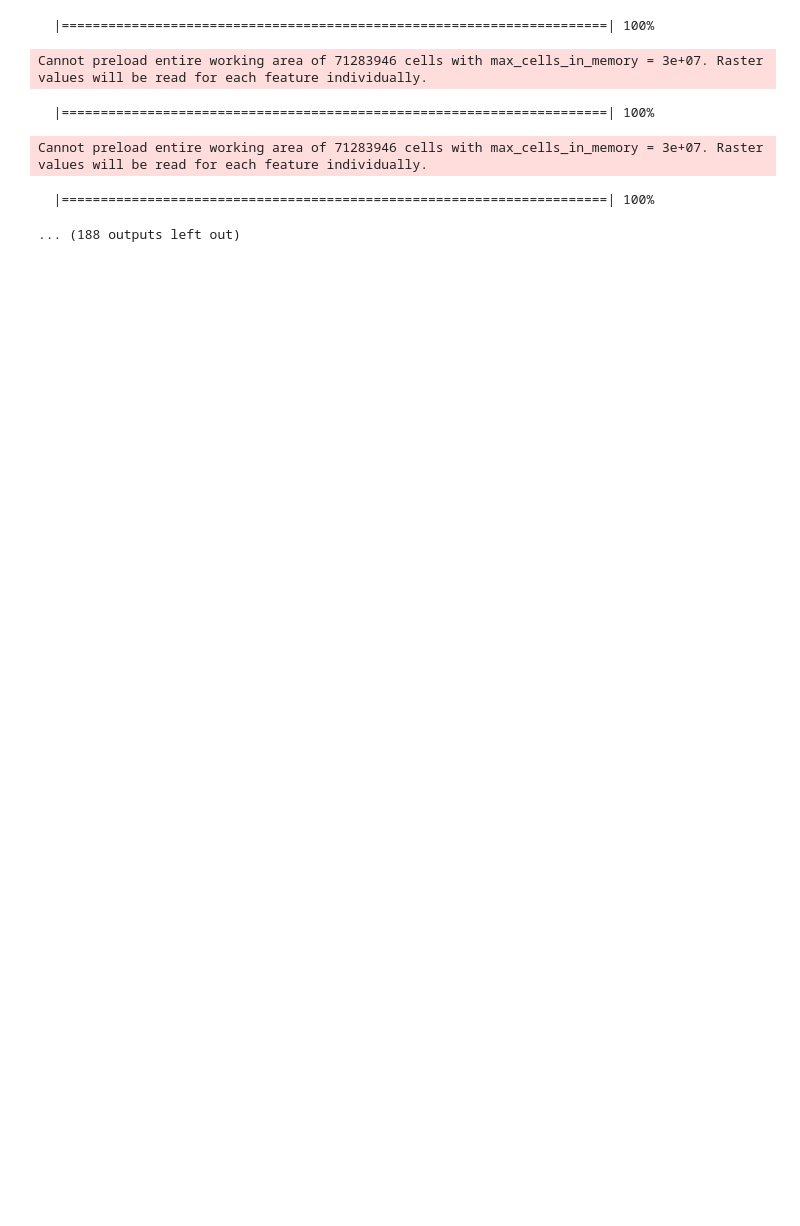
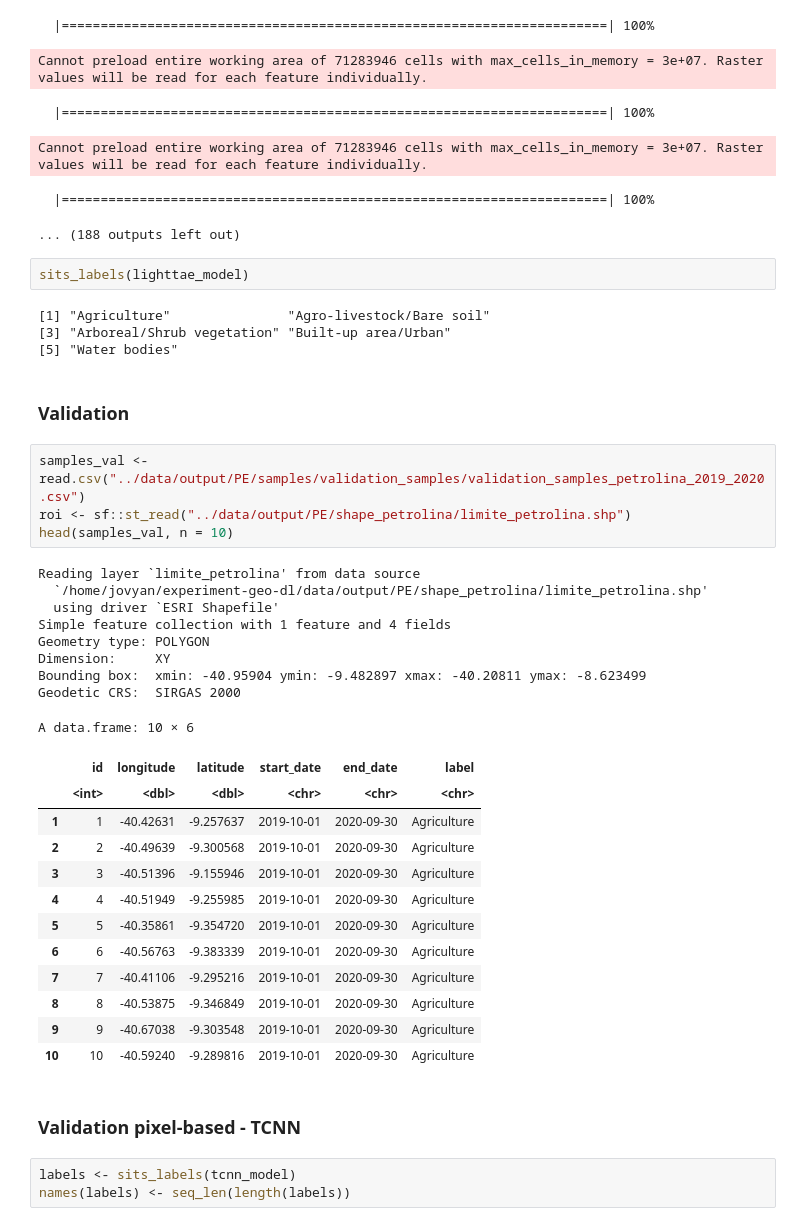
Before and after one commit to OldLipe/attention-vs-convolution-sits, a Jupyter notebook: analysis/petrolina_experiment_pixel-based.ipynb, the cells around one changed output. Drawn from its saved outputs; the diff is of its cells as text; blank space fills up the shorter version.

```diff
--- a/analysis/petrolina_experiment_pixel-based.ipynb
+++ b/analysis/petrolina_experiment_pixel-based.ipynb
@@ -555,3 +558,42 @@ Cannot preload entire working area of 71283946 cells with max_cells_in_memory =
 Cannot preload entire working area of 71283946 cells with max_cells_in_memory = 3e+07. Raster values will be read for each feature individually.
   |======================================================================| 100%
 ... (188 outputs left out)
+# %%
+sits_labels(lighttae_model)
+# %% [output]
+[1] "Agriculture"               "Agro-livestock/Bare soil"
+[3] "Arboreal/Shrub vegetation" "Built-up area/Urban"
+[5] "Water bodies"
+# %% [markdown]
+### Validation
+# %%
+samples_val <- read.csv("../data/output/PE/samples/validation_samples/validation_samples_petrolina_2019_2020.csv")
+roi <- sf::st_read("../data/output/PE/shape_petrolina/limite_petrolina.shp")
+head(samples_val, n = 10)
+# %% [output]
+Reading layer `limite_petrolina' from data source
+  `/home/jovyan/experiment-geo-dl/data/output/PE/shape_petrolina/limite_petrolina.shp'
+  using driver `ESRI Shapefile'
+Simple feature collection with 1 feature and 4 fields
+Geometry type: POLYGON
+Dimension:     XY
+Bounding box:  xmin: -40.95904 ymin: -9.482897 xmax: -40.20811 ymax: -8.623499
+Geodetic CRS:  SIRGAS 2000
+A data.frame: 10 × 6
+|  | id | longitude | latitude | start_date | end_date | label |
+|  | <int> | <dbl> | <dbl> | <chr> | <chr> | <chr> |
+| 1 | 1 | -40.42631 | -9.257637 | 2019-10-01 | 2020-09-30 | Agriculture |
+| 2 | 2 | -40.49639 | -9.300568 | 2019-10-01 | 2020-09-30 | Agriculture |
+| 3 | 3 | -40.51396 | -9.155946 | 2019-10-01 | 2020-09-30 | Agriculture |
+| 4 | 4 | -40.51949 | -9.255985 | 2019-10-01 | 2020-09-30 | Agriculture |
+| 5 | 5 | -40.35861 | -9.354720 | 2019-10-01 | 2020-09-30 | Agriculture |
+| 6 | 6 | -40.56763 | -9.383339 | 2019-10-01 | 2020-09-30 | Agriculture |
+| 7 | 7 | -40.41106 | -9.295216 | 2019-10-01 | 2020-09-30 | Agriculture |
+| 8 | 8 | -40.53875 | -9.346849 | 2019-10-01 | 2020-09-30 | Agriculture |
+| 9 | 9 | -40.67038 | -9.303548 | 2019-10-01 | 2020-09-30 | Agriculture |
+| 10 | 10 | -40.59240 | -9.289816 | 2019-10-01 | 2020-09-30 | Agriculture |
+# %% [markdown]
+### Validation pixel-based - TCNN
+# %%
+labels <- sits_labels(tcnn_model)
+names(labels) <- seq_len(length(labels))
```
Also changed, not shown: parts of 10 cells of this notebook, 1 other file.
